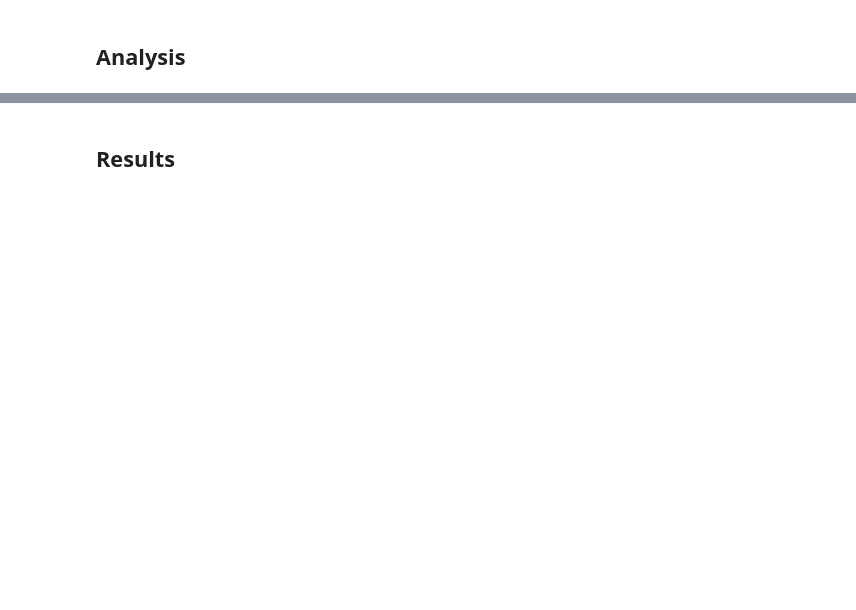
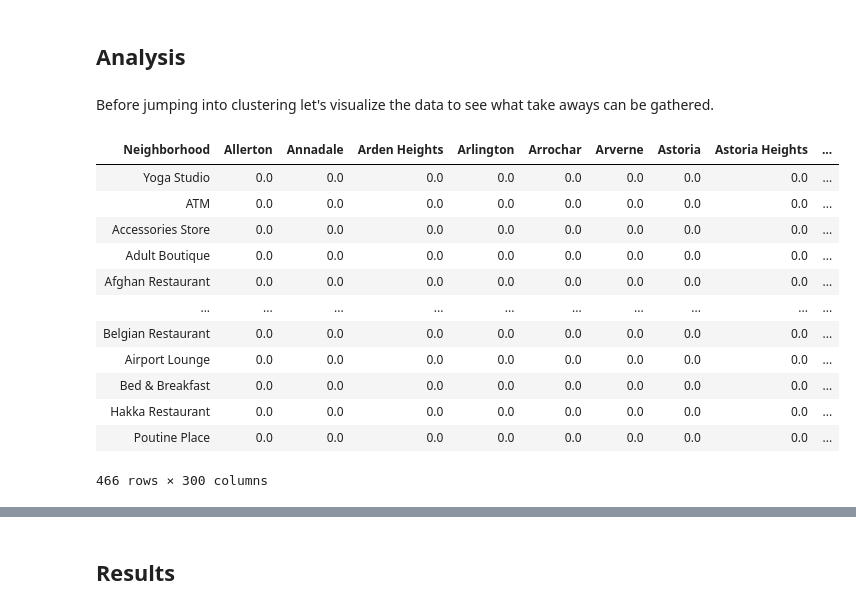
Before and after one commit to imncr/Battle-of-the-Neighborhoods, a Jupyter notebook: City Neighborhood Comparision.ipynb, the cells around one changed output, grey strips where cells are left out. Saved outputs shown, nothing was run; the diff lists cells and outputs as text; code cells hidden in the pictures; blank space fills up the shorter version.

```diff
--- a/City Neighborhood Comparision.ipynb
+++ b/City Neighborhood Comparision.ipynb
@@ -56,2 +363,23 @@ import folium
 # %% [markdown]
 ## Analysis <a name="analysis"></a>
+# %% [markdown]
+Before jumping into clustering let's visualize the data to see what take aways can be gathered.
+# %%
+# corr and heatmap for just new york
+newyork_grouped.set_index('Neighborhood', inplace=True)
+newyork = newyork_grouped.transpose()
+newyork
+# %% [output]
+| Neighborhood | Allerton | Annadale | Arden Heights | Arlington | Arrochar | Arverne | Astoria | Astoria Heights | ... |
+| Yoga Studio | 0.0 | 0.0 | 0.0 | 0.0 | 0.0 | 0.0 | 0.0 | 0.0 | ... |
+| ATM | 0.0 | 0.0 | 0.0 | 0.0 | 0.0 | 0.0 | 0.0 | 0.0 | ... |
+| Accessories Store | 0.0 | 0.0 | 0.0 | 0.0 | 0.0 | 0.0 | 0.0 | 0.0 | ... |
+| Adult Boutique | 0.0 | 0.0 | 0.0 | 0.0 | 0.0 | 0.0 | 0.0 | 0.0 | ... |
+| Afghan Restaurant | 0.0 | 0.0 | 0.0 | 0.0 | 0.0 | 0.0 | 0.0 | 0.0 | ... |
+| ... | ... | ... | ... | ... | ... | ... | ... | ... | ... |
+| Belgian Restaurant | 0.0 | 0.0 | 0.0 | 0.0 | 0.0 | 0.0 | 0.0 | 0.0 | ... |
+| Airport Lounge | 0.0 | 0.0 | 0.0 | 0.0 | 0.0 | 0.0 | 0.0 | 0.0 | ... |
+| Bed & Breakfast | 0.0 | 0.0 | 0.0 | 0.0 | 0.0 | 0.0 | 0.0 | 0.0 | ... |
+| Hakka Restaurant | 0.0 | 0.0 | 0.0 | 0.0 | 0.0 | 0.0 | 0.0 | 0.0 | ... |
+| Poutine Place | 0.0 | 0.0 | 0.0 | 0.0 | 0.0 | 0.0 | 0.0 | 0.0 | ... |
+466 rows × 300 columns
```
Also changed, not shown: parts of 63 cells of this notebook.
